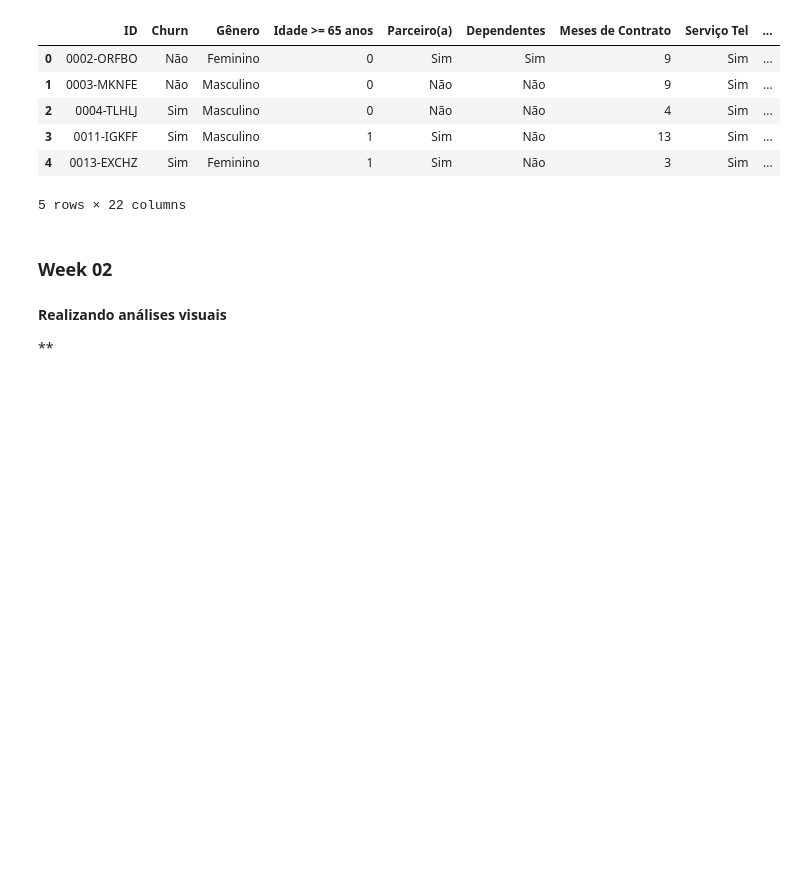
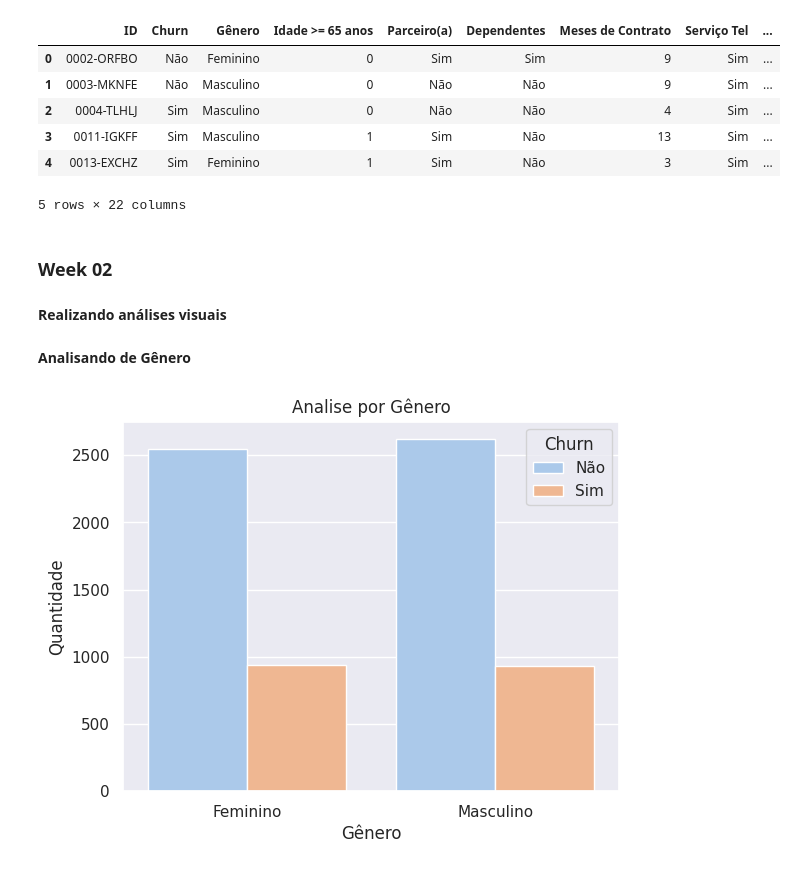
Before and after one commit to Brenno-Kenji/Churn-Rate, a Jupyter notebook: churn_rate.ipynb, the cells around one changed output. Saved outputs shown, nothing was run; the diff lists cells and outputs as text; code cells hidden in the pictures; blank space fills up the shorter version.

Commit message:
Primeira Analise

```diff
--- a/churn_rate.ipynb
+++ b/churn_rate.ipynb
@@ -384,6 +380,8 @@ O numero de linhas e colunas na tabela é de 7267 linhas e 21 colunas.
 data_base['$ Total por dia'] = data_base['$ Total'] / 30
 # %%
 data_base['$ Total por dia'] = round(data_base['$ Total por dia'], 2)
+# %%
+data_base = data_base.dropna()
 # %%
 data_base.head()
 # %% [output]
@@ -398,6 +396,18 @@ data_base.head()
 ### Week 02
 # %% [markdown]
 **Realizando análises visuais**
-
-
-**
+# %% [markdown]
+**Analisando de Gênero**
+# %%
+sns.set_style('darkgrid')
+sns.set_palette('pastel')
+
+graph_genders = sns.countplot(x = 'Gênero',hue = 'Churn', data = data_base)
+
+graph_genders.set_title('Analise por Gênero')
+graph_genders.set_xlabel('Gênero')
+graph_genders.set_ylabel('Quantidade')
+
+plt.show()
+# %% [output]
+[figure, added]
```
Also changed, not shown: parts of 2 cells of this notebook.
